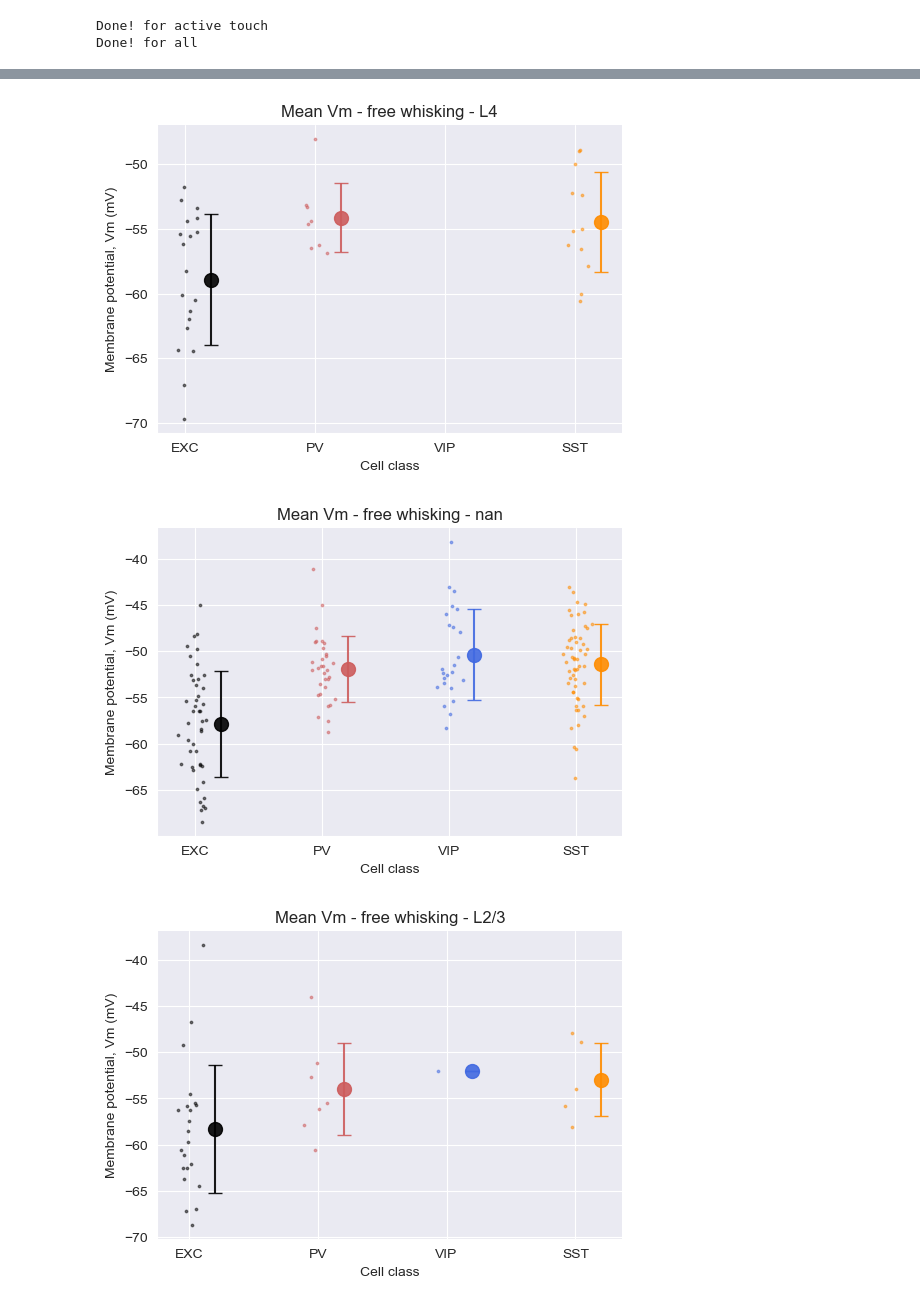
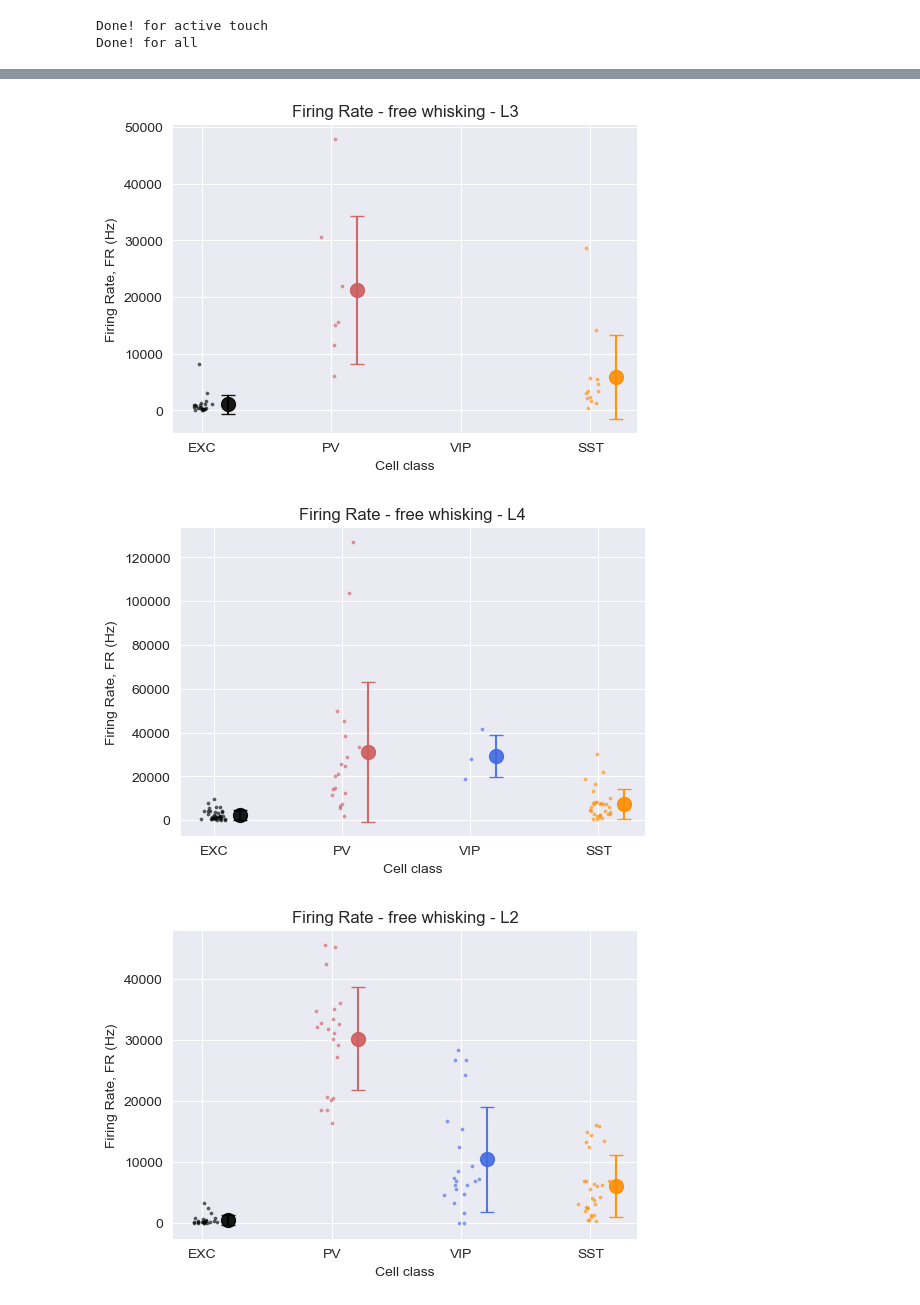
Before and after one commit to 2Tricky4u/bio482_miniproject, a Jupyter notebook: python/notebooks/Layer_cell_depth_dependency_analysis.ipynb, the cells around one changed output, grey strips where cells are left out. Drawn from its saved outputs; the diff is of its cells as text; code cells hidden in the pictures.

Commit message:
Add plots

```diff
--- a/python/notebooks/Layer_cell_depth_dependency_analysis.ipynb
+++ b/python/notebooks/Layer_cell_depth_dependency_analysis.ipynb
@@ -379,9 +359,0 @@ else:
-# %%
-saved_dict_path = 'depth_all_cell.pickle'
-
-if os.path.isfile(saved_dict_path):
-    with open(saved_dict_path, 'rb') as handle:
-        result_dict = pickle.load(handle)
-else:
-    with open('savec_dict_path', 'wb') as handle:
-        pickle.dump(result_dict, handle, protocol=pickle.HIGHEST_PROTOCOL)
@@ -394,0 +360,5 @@ result_df
+# %%
+result_dict_df = {
+    "free whisking": pd.DataFrame(result_dict["free whisking"]),
+    "active touch": pd.DataFrame(result_dict["active touch"])
+}
@@ -395,4 +369,5 @@ result_df
 # %%
-layer_df = result_df.groupby('cell_layer2').describe()
-result_df.count()
+layer_df = result_dict_df["free whisking"].groupby('cell_layer2').describe()
+result_df = result_dict_df["free whisking"]
+layer_df
 # %% [output]
@@ -444,14 +413,14 @@ for i, c_type in enumerate(cell_class_order):
     obs_locations = [i]*n_cells #create a list int, to place observations categorically
     obs_values = result_df[result_df.cell_type==c_type]['cell_depth'].values
 
-    print(type(obs_values))
     # Show individual observations (scatterplot with added x-axis jitter to avoid overplotting)
     jitter_scatterplot(x=obs_locations,
                        y=obs_values,
                        s=3,
                        alpha=0.5,
                        c=class_color[c_type],
-                       label=result_df[result_df.cell_type==c_type]['cell_layer2'].values[0])
+                       label=result_df[result_df.cell_type==c_type]['cell_layer2'].values[0],
+                       ax=ax)
 
     # Show mean and standard deviation
     ax.errorbar(x=i+0.2,
@@ -514,42 +658,42 @@ sns.stripplot(data=result_df, x="cell_layer2", y="cell_depth", jitter=True, alph
 # %%
-for layer in result_df.cell_layer.unique():
+for layer in result_df.cell_layer2.unique():
 
-    l2 = result_df[result_df.cell_layer==layer]
+    l2 = result_df[result_df.cell_layer2==layer]
     # Define figure
     fig, ax = plt.subplots(nrows=1,ncols=1,figsize=(6,4), dpi=100)
     remove_top_right_frame(ax)
 
     # Iterate over cell class
     for i, c_type in enumerate(cell_class_order):
 
         n_cells = len(l2[l2.cell_type==c_type])
         obs_locations = [i]*n_cells #create a list int, to place observations categorically
-        obs_values = l2[l2.cell_type==c_type]['mean_vm'].values * 1000 #in mV
+        obs_values = l2[l2.cell_type==c_type]['firing_rate'].values * 1000 #in mV
 
         # Show individual observations (scatterplot with added x-axis jitter to avoid overplotting)
         jitter_scatterplot(x=obs_locations,
                            y=obs_values,
                            s=3,
                            alpha=0.5,
                            c=class_color[c_type])
 
         # Show mean and standard deviation
         ax.errorbar(x=i+0.2,
                     y=np.nanmean(obs_values),
                     yerr=np.nanstd(obs_values), #errobarsize is standard deviation
                     marker='o',
                     ms=10,
                     capsize=5,
                     alpha=0.9,
                     c=class_color[c_type])
 
     # Set xtick labels and legend
     ax.set_xticks([0,1,2,3])
     ax.set_xticklabels(cell_class_order)
     ax.set_xlabel('Cell class')
-    ax.set_ylabel('Membrane potential, Vm (mV)')
-    ax.set_title('Mean Vm - free whisking - %s' %layer)
+    ax.set_ylabel('Firing Rate, FR (Hz)')
+    ax.set_title('Firing Rate - free whisking - %s' %layer)
 # %% [output]
-[figure, old version]
+[figure, new version]
-[figure, old version]
+[figure, new version]
-[figure, old version]
+[figure, new version]
```
Also changed, not shown: parts of 25 cells of this notebook, 2 other files.
